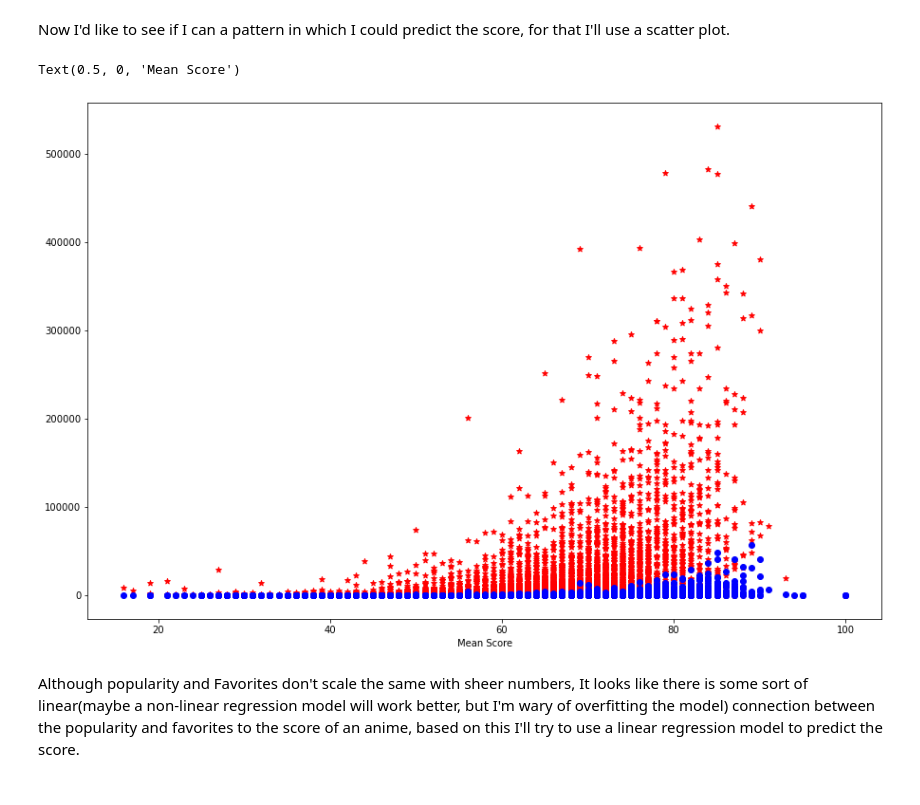
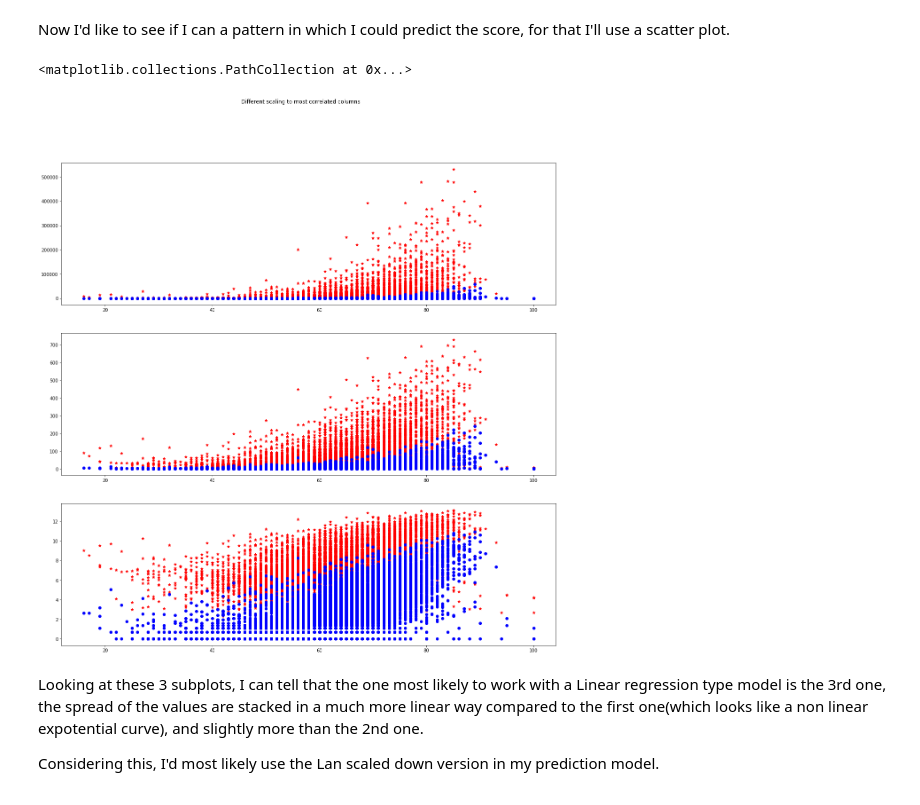
Before and after one commit to ItanMallul/DS_Proj, a Jupyter notebook: EDA.ipynb, the cells around one changed output. Saved outputs shown, nothing was run; the diff lists cells and outputs as text; code cells hidden in the pictures.

Commit message:
Adding models and visualization

```diff
--- a/EDA.ipynb
+++ b/EDA.ipynb
@@ -89,13 +90,22 @@ Text(0, 0.5, 'Frequency')
     <p>from this I can speculate that the model I'll use for predicting the score will most likely predict around the range of the most frequent scores.</p>
 # %% [markdown]
 <p>Now I'd like to see if I can a pattern in which I could predict the score, for that I'll use a scatter plot.</p>
-# %%
-figure = plt.figure(figsize = (15,10))
-plt.scatter(x=df['Mean Score'],y=df['Popularity'],c='r',marker='*')
-plt.scatter(x=df['Mean Score'],y=df['Favorites'],c='b',marker='o')
-plt.xlabel('Mean Score')
-# %% [output]
-Text(0.5, 0, 'Mean Score')
-[figure, removed]
+# %%
+fig, axs = plt.subplots(3, figsize = (20,20))
+fig.suptitle('Different scaling to most correlated columns')
+##Not resized
+axs[0].scatter(x=df['Mean Score'],y=df['Popularity'],c='r',marker='*')
+axs[0].scatter(x=df['Mean Score'],y=df['Favorites'],c='b',marker='o')
+##Square root
+axs[1].scatter(x=df['Mean Score'],y=df['Popularity']**(1/2),c='r',marker='*')
+axs[1].scatter(x=df['Mean Score'],y=df['Favorites']**(1/2),c='b',marker='o')
+##Lan
+axs[2].scatter(x=df['Mean Score'],y=np.log(df['Popularity']),c='r',marker='*')
+axs[2].scatter(x=df['Mean Score'],y=np.log(df['Favorites']),c='b',marker='o')
+# %% [output]
+<matplotlib.collections.PathCollection at 0x...>
+[figure, added]
 # %% [markdown]
-<p>Although popularity and Favorites don't scale the same with sheer numbers, It looks like there is some sort of linear(maybe a non-linear regression model will work better, but I'm wary of overfitting the model) connection between the popularity and favorites to the score of an anime, based on this I'll try to use a linear regression model to predict the score.</p>
+<p>Looking at these 3 subplots, I can tell that the one most likely to work with a Linear regression type model is the 3rd one, the spread of the values are stacked in a much more linear way compared to the first one(which looks like a non linear expotential curve), and slightly more than the 2nd one.
+
+Considering this, I'd most likely use the Lan scaled down version in my prediction model.</p>
```
Also changed, not shown: parts of 4 cells of this notebook, 2 other files.
